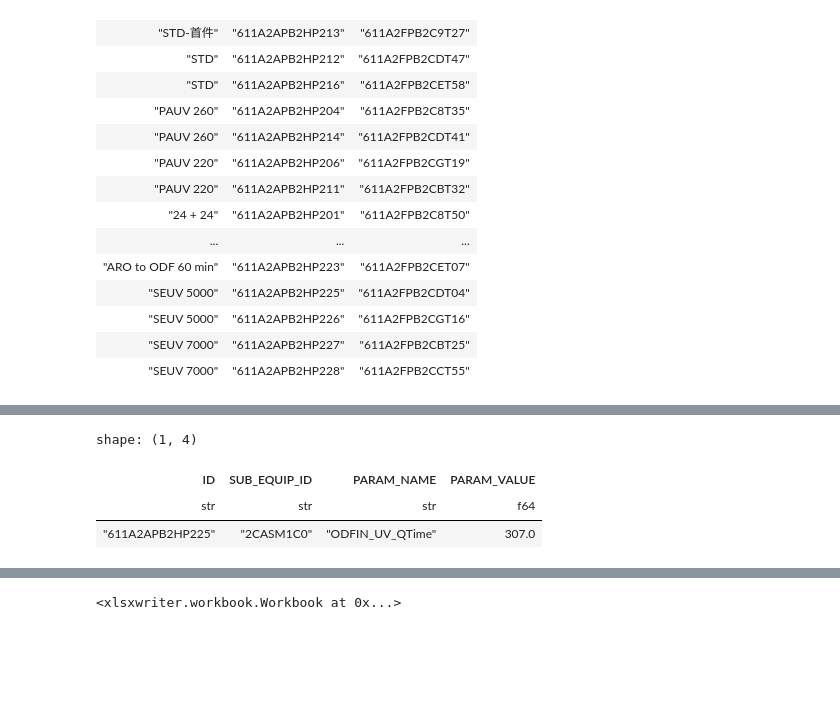
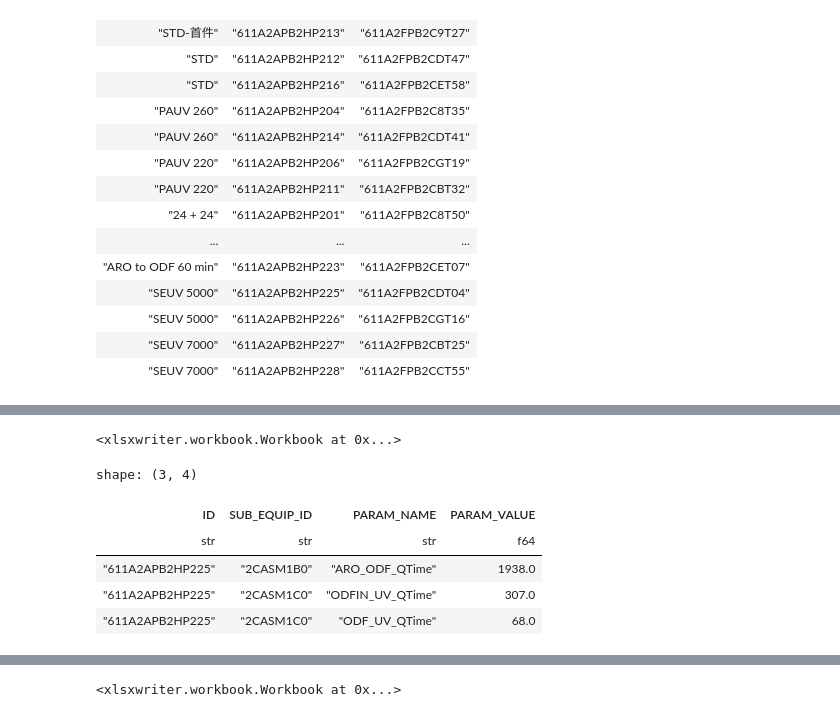
Before and after one commit to dimsplendid/innolux, a Jupyter notebook: notebooks/T2 6117 ZIX-7061XX TR 3.5/EDA.ipynb, the cells around one changed output, grey strips where cells are left out. Saved outputs shown, nothing was run; the diff lists cells and outputs as text; code cells hidden in the pictures; blank space fills up the shorter version.

```diff
--- a/notebooks/T2 6117 ZIX-7061XX TR 3.5/EDA.ipynb
+++ b/notebooks/T2 6117 ZIX-7061XX TR 3.5/EDA.ipynb
@@ -87,12 +87,12 @@ shape: (5, 36)
 | "6220_PH3_PA_UV" | "611A2APB2HP201" | "2026/01/22 17:23:43" | "2026/01/22 17:50:26" | "611A2APB2HP201" | 1 | "2CPHA300" | "2CPHA340" | ... |
 | "6220_PH3_PA_UV" | "611A2APB2HP201" | "2026/01/22 17:23:43" | "2026/01/22 17:50:26" | "611A2APB2HP201" | 1 | "2CPHA300" | "2CPHA340" | ... |
 # %%
-(
+pauv_df = (
     eda_raw
         .filter(
-            pl.col("ID") == "611A2APB2HP225",
-            pl.col("SUB_EQUIP_ID").str.contains(r"2CASM\d+"),
-            pl.col("PARAM_NAME").str.contains(r"ODFIN_UV_QTime"),
+            # pl.col("ID") == "611A2APB2HP225",
+            pl.col("SUB_EQUIP_ID").str.contains(r"2CPHA\d+"),
+            pl.col("PARAM_NAME").str.contains(r"\d-\d exposure"),
             # pl.col("PARAM_NAME").str.contains(r"Oven_\d_Temp\d"),
             # pl.col("PARAM_VALUE").is_between(500,700),
         )
@@ -103,12 +103,66 @@ shape: (5, 36)
             "PARAM_VALUE"
         )
         # .slice(110,20)
+        .group_by("ID")
+        .agg("PARAM_VALUE")
+        .with_columns(pl.col("PARAM_VALUE").list.to_struct(fields=["PAUV-1", "PAUV-2", "PAUV-3"]))
+        .unnest("PARAM_VALUE")
 )
-# %% [output]
-shape: (1, 4)
-| ID | SUB_EQUIP_ID | PARAM_NAME | PARAM_VALUE |
-| str | str | str | f64 |
-| "611A2APB2HP225" | "2CASM1C0" | "ODFIN_UV_QTime" | 307.0 |
+# %%
+(condition
+    .join(
+        pauv_df.select([col for col in pauv_df.columns if pauv_df[col].null_count() == 0]),
+        left_on="CF",
+        right_on='ID',
+        suffix="_CF",
+        maintain_order="left",
+    )
+    .join(
+        pauv_df,
+        left_on="TFT",
+        right_on="ID",
+        suffix=" - T",
+        maintain_order="left",
+    )
+    .select(
+        pl.col('Condition'),
+        pl.col('TFT'),
+        pl.col('CF'),
+        pl.col('PAUV-1 - T'),
+        pl.col('PAUV-2 - T'),
+        pl.col('PAUV-3 - T'),
+        pl.col('PAUV-1').alias('PAUV-1 - C'),
+        pl.col('PAUV-2').alias('PAUV-2 - C'),
+        pl.col('PAUV-3').alias('PAUV-3 - C'),
+    )
+    .write_excel(cwd / "eda_pauv.xlsx")
+)
+# %% [output]
+<xlsxwriter.workbook.Workbook at 0x...>
+# %%
+(
+    eda_raw
+        .filter(
+            pl.col("ID") == "611A2APB2HP225",
+            pl.col("SUB_EQUIP_ID").str.contains(r"2CASM"),
+            pl.col("PARAM_NAME").str.contains(r"(?i)qtime"),
+            # pl.col("PARAM_NAME").str.contains(r"Oven_\d_Temp\d"),
+            # pl.col("PARAM_VALUE").is_between(500,700),
+        )
+        .select(
+            "ID",
+            "SUB_EQUIP_ID",
+            "PARAM_NAME",
+            "PARAM_VALUE",
+        )
+)
+# %% [output]
+shape: (3, 4)
+| ID | SUB_EQUIP_ID | PARAM_NAME | PARAM_VALUE |
+| str | str | str | f64 |
+| "611A2APB2HP225" | "2CASM1B0" | "ARO_ODF_QTime" | 1938.0 |
+| "611A2APB2HP225" | "2CASM1C0" | "ODFIN_UV_QTime" | 307.0 |
+| "611A2APB2HP225" | "2CASM1C0" | "ODF_UV_QTime" | 68.0 |
 # %%
 t2_edc_steps = {
     "PIPR TEMP": {"step": (r"2CPIL\d+", r"PreCur\d+_temp"), "filter": None},
```
Also changed, not shown: parts of 5 cells of this notebook, 5 other files.
